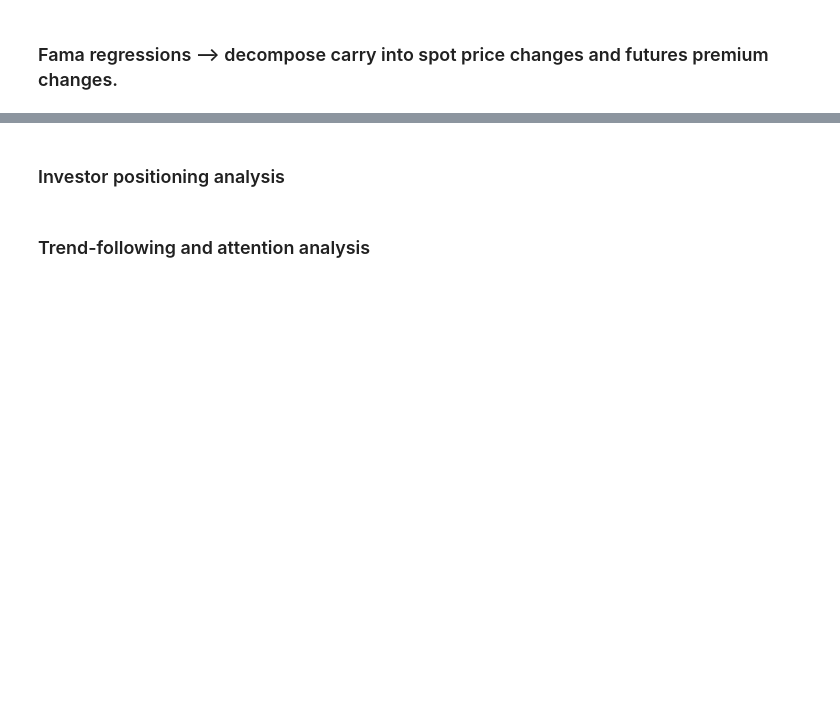
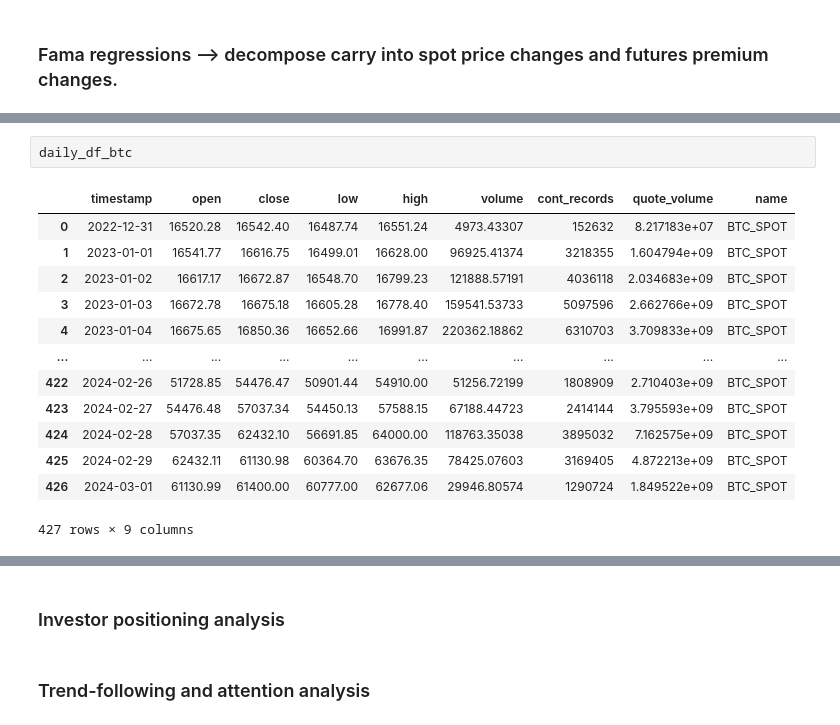
Before and after one commit to mukeshcodeshere/nb_research_crypto, a Jupyter notebook: src/data_analysis_daily_paper.ipynb, the cells around one changed output, grey strips where cells are left out. Drawn from its saved outputs; the diff is of its cells as text; blank space fills up the shorter version.

```diff
--- a/src/data_analysis_daily_paper.ipynb
+++ b/src/data_analysis_daily_paper.ipynb
@@ -317,3 +317,19 @@ Df Model:                           1
 
 Notes:
 [1] Standard Errors assume that the covariance matrix of the errors is correctly specified.
+# %%
+daily_df_btc
+# %% [output]
+|  | timestamp | open | close | low | high | volume | cont_records | quote_volume | name |
+| 0 | 2022-12-31 | 16520.28 | 16542.40 | 16487.74 | 16551.24 | 4973.43307 | 152632 | 8.217183e+07 | BTC_SPOT |
+| 1 | 2023-01-01 | 16541.77 | 16616.75 | 16499.01 | 16628.00 | 96925.41374 | 3218355 | 1.604794e+09 | BTC_SPOT |
+| 2 | 2023-01-02 | 16617.17 | 16672.87 | 16548.70 | 16799.23 | 121888.57191 | 4036118 | 2.034683e+09 | BTC_SPOT |
+| 3 | 2023-01-03 | 16672.78 | 16675.18 | 16605.28 | 16778.40 | 159541.53733 | 5097596 | 2.662766e+09 | BTC_SPOT |
+| 4 | 2023-01-04 | 16675.65 | 16850.36 | 16652.66 | 16991.87 | 220362.18862 | 6310703 | 3.709833e+09 | BTC_SPOT |
+| ... | ... | ... | ... | ... | ... | ... | ... | ... | ... |
+| 422 | 2024-02-26 | 51728.85 | 54476.47 | 50901.44 | 54910.00 | 51256.72199 | 1808909 | 2.710403e+09 | BTC_SPOT |
+| 423 | 2024-02-27 | 54476.48 | 57037.34 | 54450.13 | 57588.15 | 67188.44723 | 2414144 | 3.795593e+09 | BTC_SPOT |
+| 424 | 2024-02-28 | 57037.35 | 62432.10 | 56691.85 | 64000.00 | 118763.35038 | 3895032 | 7.162575e+09 | BTC_SPOT |
+| 425 | 2024-02-29 | 62432.11 | 61130.98 | 60364.70 | 63676.35 | 78425.07603 | 3169405 | 4.872213e+09 | BTC_SPOT |
+| 426 | 2024-03-01 | 61130.99 | 61400.00 | 60777.00 | 62677.06 | 29946.80574 | 1290724 | 1.849522e+09 | BTC_SPOT |
+427 rows × 9 columns
```
Also changed, not shown: parts of 8 cells of this notebook, 9 other files.
